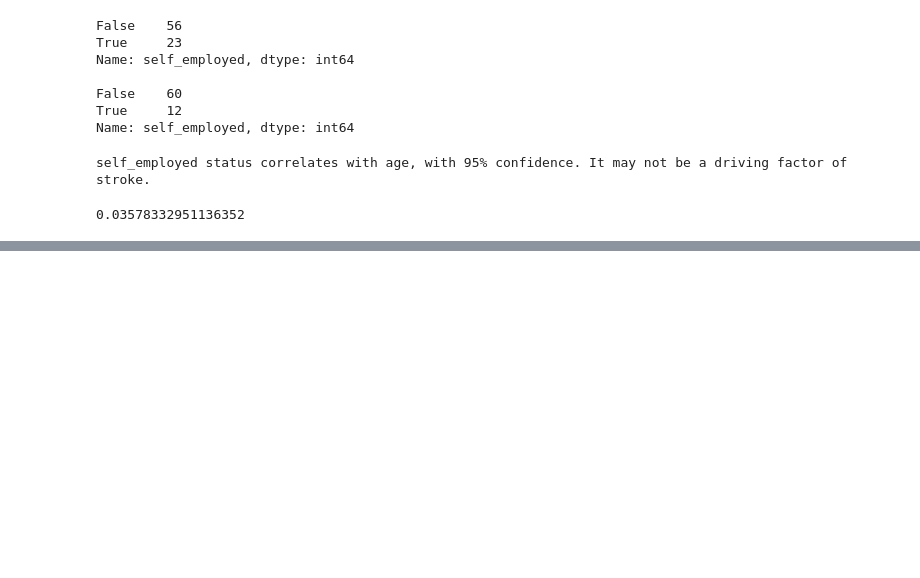
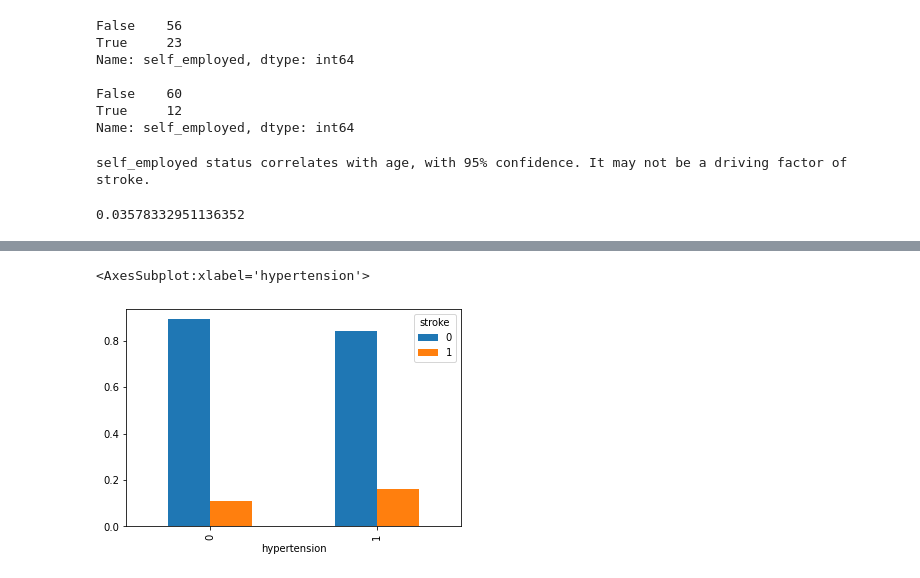
Before and after one commit to stroke-predictors/germain-capstone-stoke-prediction, a Jupyter notebook: post_mvp_jake.ipynb, the cells around one changed output, grey strips where cells are left out. Cells and saved outputs as stored; diff of their text form; code cells hidden in the pictures; blank space fills up the shorter version.

```diff
--- a/post_mvp_jake.ipynb
+++ b/post_mvp_jake.ipynb
@@ -785,0 +854,6 @@ p
+# %%
+older_df.groupby('hypertension').stroke.value_counts(normalize=True)\
+.unstack().plot.bar()
+# %% [output]
+<AxesSubplot:xlabel='hypertension'>
+[figure, added]
```
Also changed, not shown: parts of 15 cells of this notebook.
